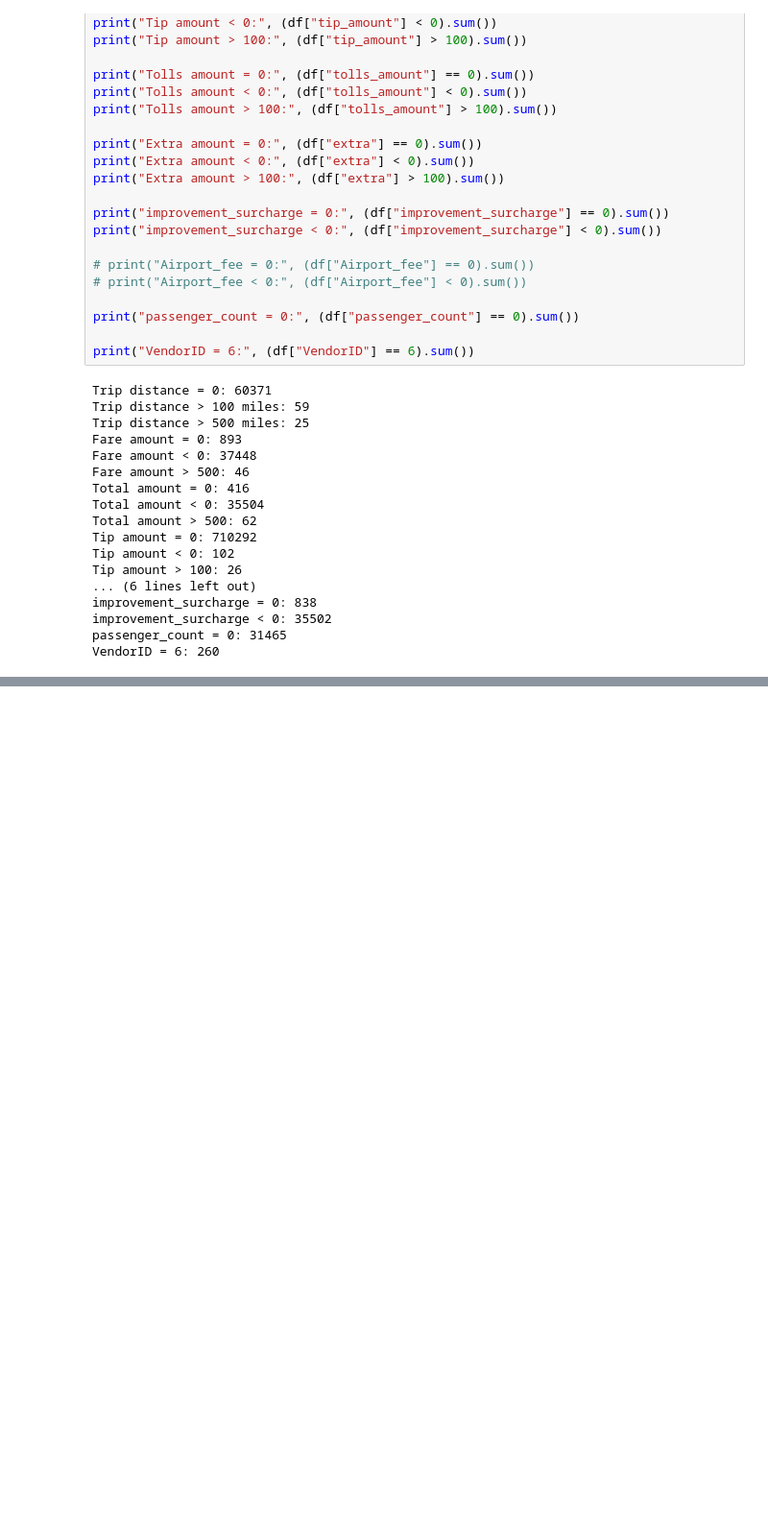
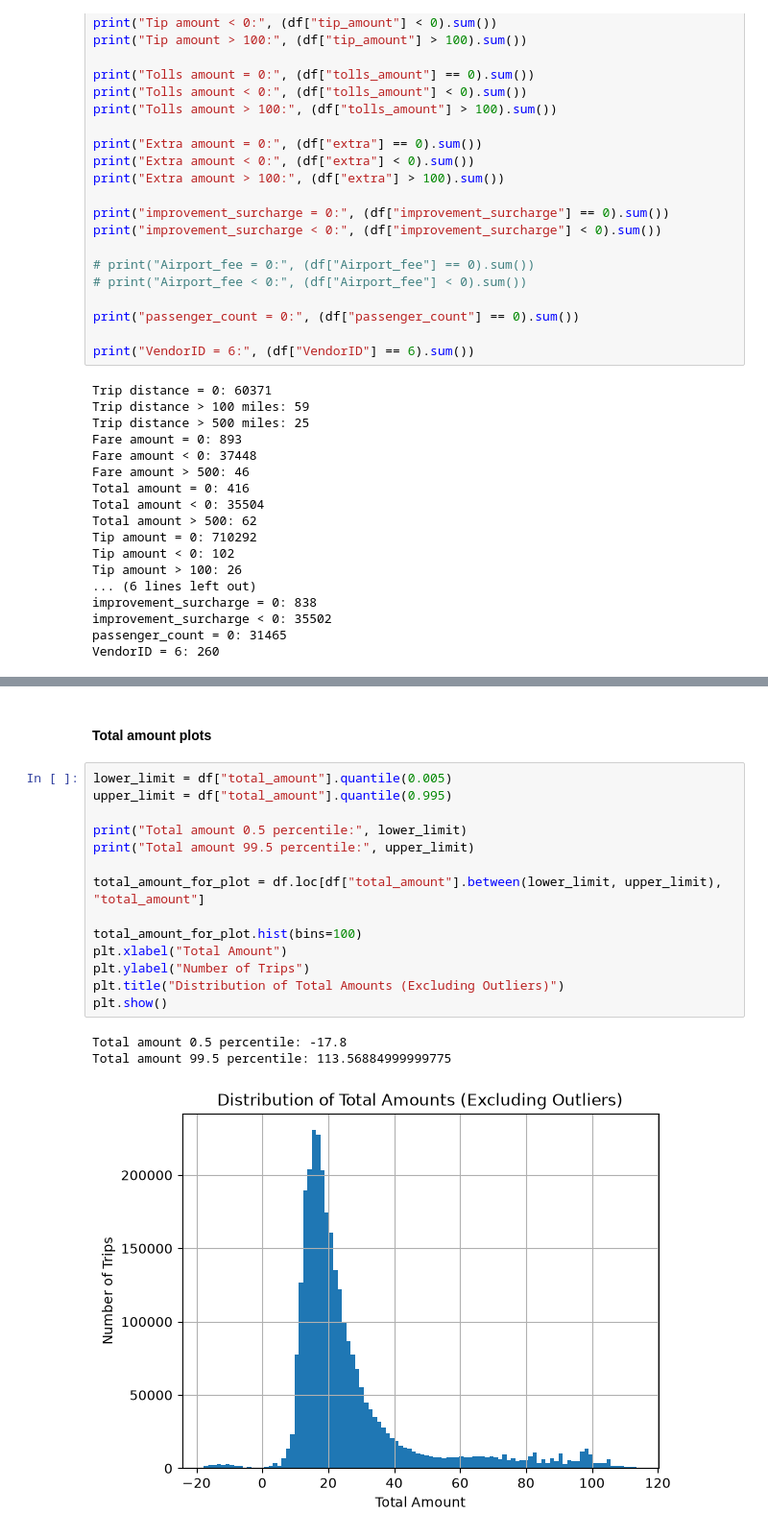
Before and after one commit to vnprr/nyc_tlc_de_lab, a Jupyter notebook: eda_yellow_trip_data.ipynb, the cells around one changed output, grey strips where cells are left out. Shown at 96% size. Cells and saved outputs as stored; diff of their text form; blank space fills up the shorter version.

```diff
--- a/eda_yellow_trip_data.ipynb
+++ b/eda_yellow_trip_data.ipynb
@@ -317,0 +418,20 @@ VendorID = 6: 260
+# %% [markdown]
+#### Total amount plots
+# %%
+lower_limit = df["total_amount"].quantile(0.005)
+upper_limit = df["total_amount"].quantile(0.995)
+
+print("Total amount 0.5 percentile:", lower_limit)
+print("Total amount 99.5 percentile:", upper_limit)
+
+total_amount_for_plot = df.loc[df["total_amount"].between(lower_limit, upper_limit), "total_amount"]
+
+total_amount_for_plot.hist(bins=100)
+plt.xlabel("Total Amount")
+plt.ylabel("Number of Trips")
+plt.title("Distribution of Total Amounts (Excluding Outliers)")
+plt.show()
+# %% [output]
+Total amount 0.5 percentile: -17.8
+Total amount 99.5 percentile: 113.56884999999775
+[figure, added]
```
Also changed, not shown: parts of 37 cells of this notebook, 2 other files.
